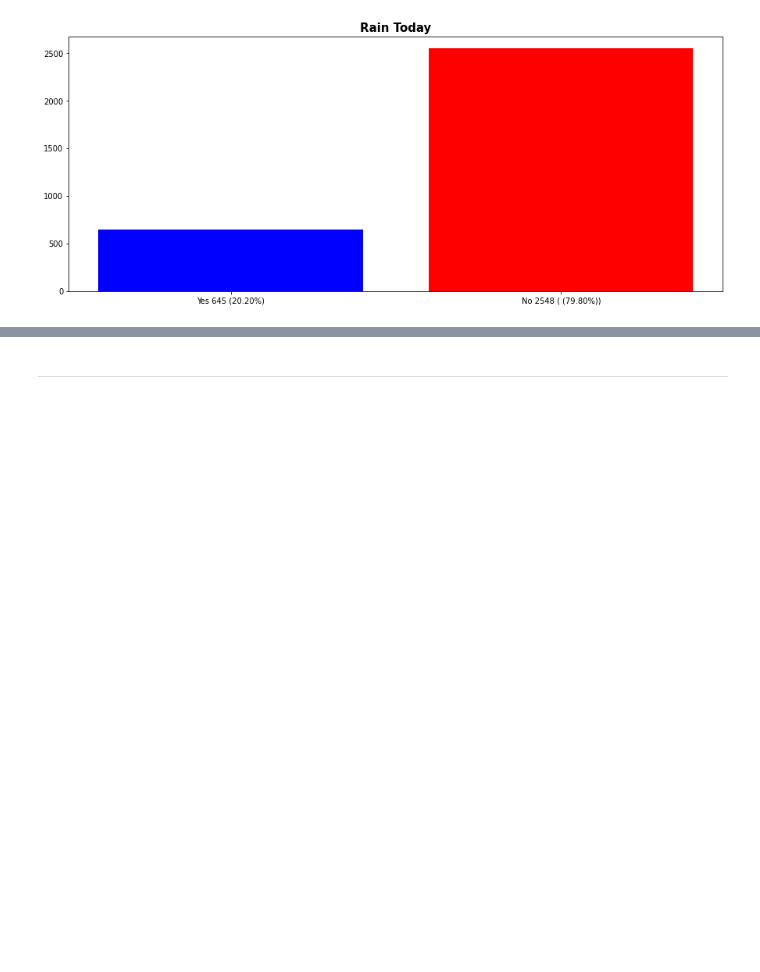
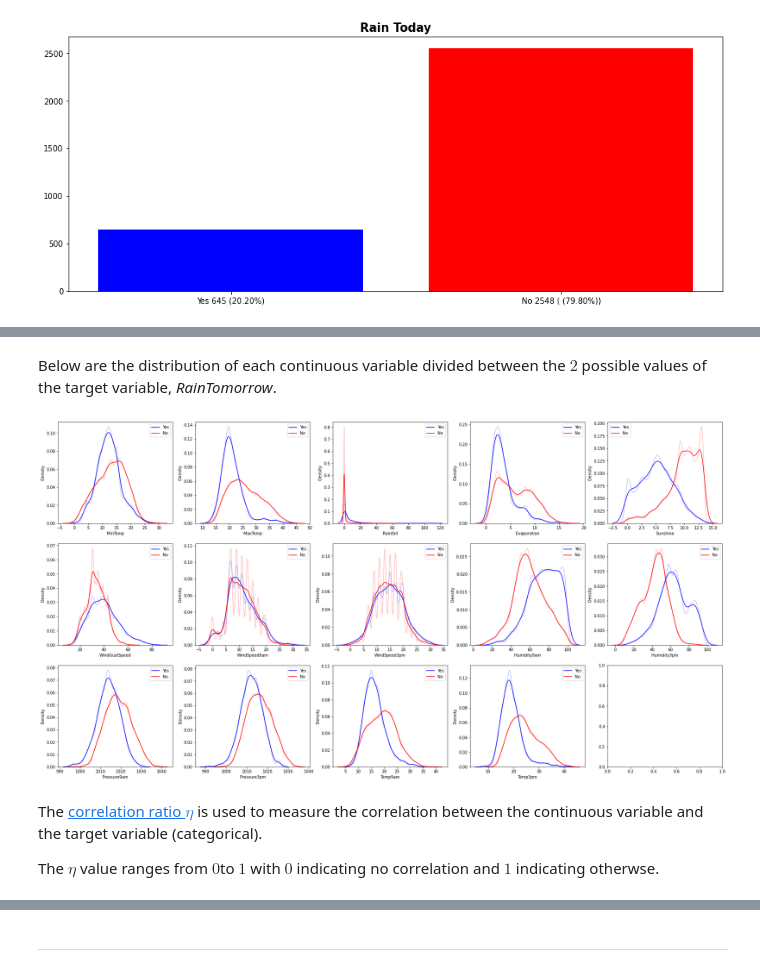
Before and after one commit to poolGolez/project-roosevelt, a Jupyter notebook: will-it-rain-in-perth.ipynb, the cells around one changed output, grey strips where cells are left out. Drawn from its saved outputs; the diff is of its cells as text; code cells hidden in the pictures; blank space fills up the shorter version.

Commit message:
Add correlation analysis between continuous variable and the target variable

```diff
--- a/will-it-rain-in-perth.ipynb
+++ b/will-it-rain-in-perth.ipynb
@@ -1301,0 +1307,18 @@ plt.show()
+# %%
+cont_df = df[[
+    'MinTemp',
+    'MaxTemp',
+    'Rainfall',
+    'Evaporation',
+    'Sunshine',
+    'WindGustSpeed',
+    'WindSpeed9am',
+    'WindSpeed3pm',
+    'Humidity9am',
+    'Humidity3pm',
+    'Pressure9am',
+    'Pressure3pm',
+    'Temp9am',
+    'Temp3pm'
+]]
+cont_df.head(10)
@@ -1301,0 +1337,29 @@ plt.show()
+# %% [markdown]
+Below are the distribution of each continuous variable divided between the $2$ possible values of the target variable, *RainTomorrow*.
+# %%
+row_count = 3
+col_count = 5
+_, axes = plt.subplots(row_count,col_count, figsize=(30,16))
+for i, col in enumerate(cont_df.columns):
+    row_i = i // col_count
+    col_i = i % col_count
+
+    sns.kdeplot(df[col][df['RainTomorrow'] == 'Yes'], bw_adjust=0.5,
+                ax=axes[row_i, col_i], color='blue', alpha=0.25)
+    sns.kdeplot(df[col][df['RainTomorrow'] == 'Yes'],
+                ax=axes[row_i, col_i], color='blue', label='Yes')
+
+    sns.kdeplot(df[col][df['RainTomorrow'] == 'No'], bw_adjust=0.5,
+                ax=axes[row_i, col_i], color='red',  alpha=0.25)
+    sns.kdeplot(df[col][df['RainTomorrow'] == 'No'],
+                ax=axes[row_i, col_i], color='red',  label='No')
+
+    axes[row_i, col_i].legend()
+
+plt.show()
+# %% [output]
+[figure, added]
+# %% [markdown]
+The [correlation ratio $\eta$](http://https://en.wikipedia.org/wiki/Correlation_ratio) is used to measure the correlation between the continuous variable and the target variable (categorical).
+
+The $\eta$ value ranges from $0$to $1$ with $0$ indicating no correlation and $1$ indicating otherwse.
```
Also changed, not shown: parts of 7 cells of this notebook.
